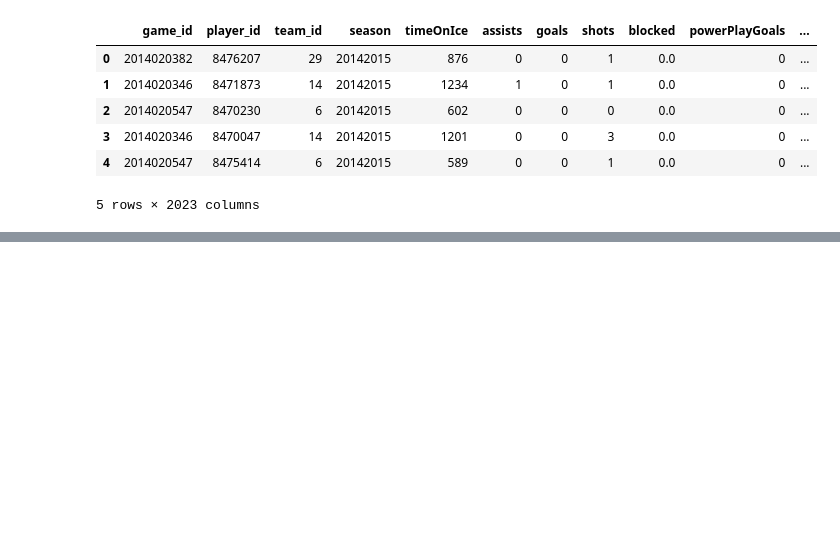
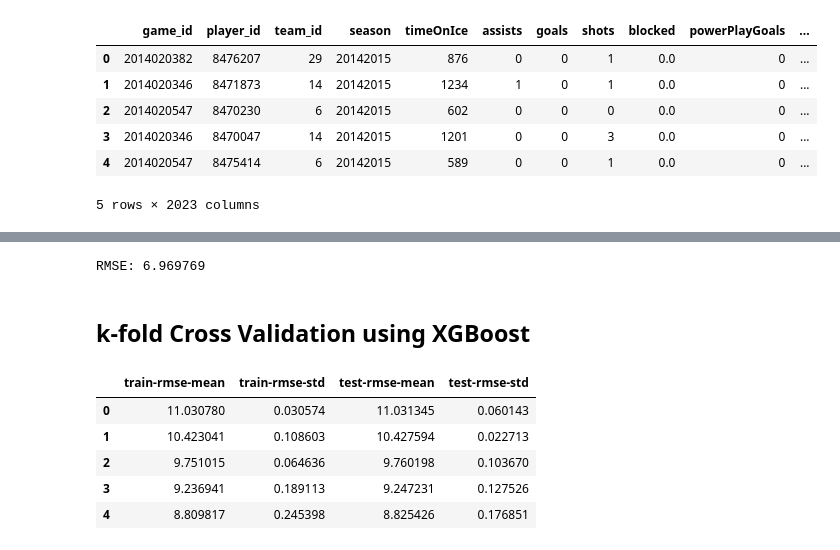
Before and after one commit to mattuzi17/ETL-Project, a Jupyter notebook: NHL_jupyternotebook.ipynb, the cells around one changed output, grey strips where cells are left out. Saved outputs shown, nothing was run; the diff lists cells and outputs as text; code cells hidden in the pictures; blank space fills up the shorter version.

Commit message:
update xgboost

```diff
--- a/NHL_jupyternotebook.ipynb
+++ b/NHL_jupyternotebook.ipynb
@@ -480,0 +475,7 @@ NameError: name 'X_train' is not defined
+# %%
+rmse = np.sqrt(mean_squared_error(y_test, preds))
+print("RMSE: %f" % (rmse))
+# %% [output]
+RMSE: 6.969769
+# %% [markdown]
+## k-fold Cross Validation using XGBoost
@@ -480,0 +488,9 @@ NameError: name 'X_train' is not defined
+# %%
+cv_results.head()
+# %% [output]
+|  | train-rmse-mean | train-rmse-std | test-rmse-mean | test-rmse-std |
+| 0 | 11.030780 | 0.030574 | 11.031345 | 0.060143 |
+| 1 | 10.423041 | 0.108603 | 10.427594 | 0.022713 |
+| 2 | 9.751015 | 0.064636 | 9.760198 | 0.103670 |
+| 3 | 9.236941 | 0.189113 | 9.247231 | 0.127526 |
+| 4 | 8.809817 | 0.245398 | 8.825426 | 0.176851 |
```
Also changed, not shown: parts of 11 cells of this notebook.
